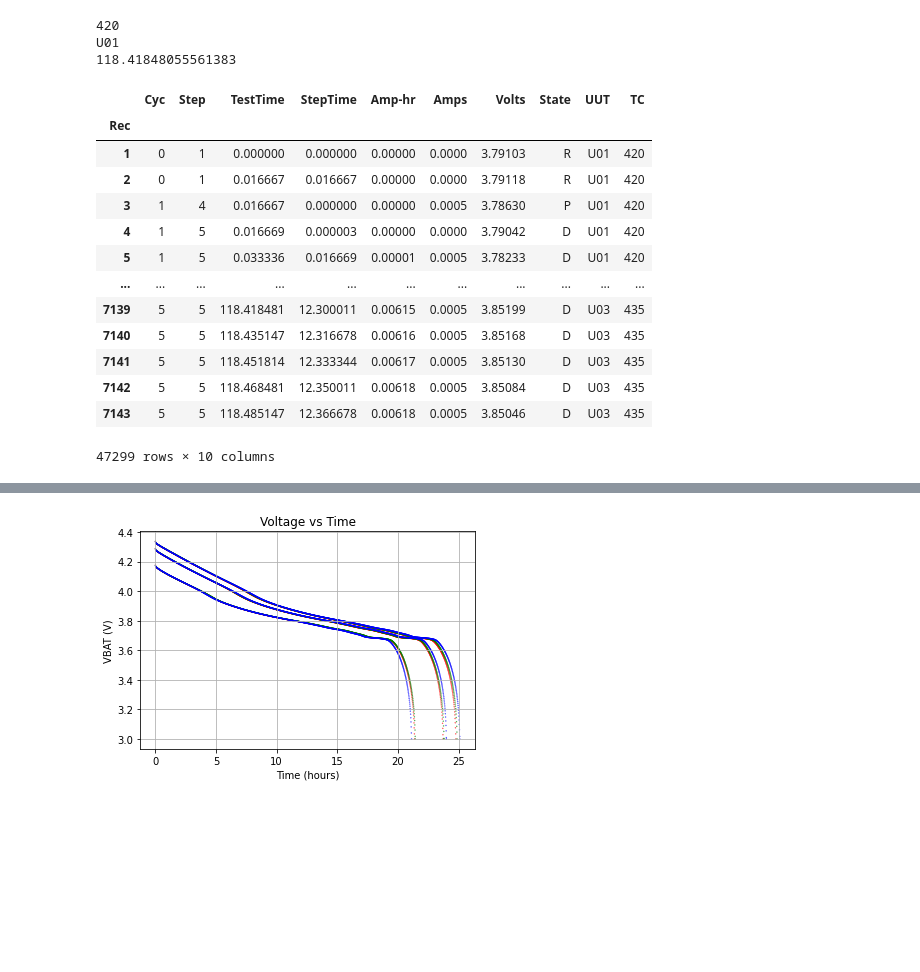
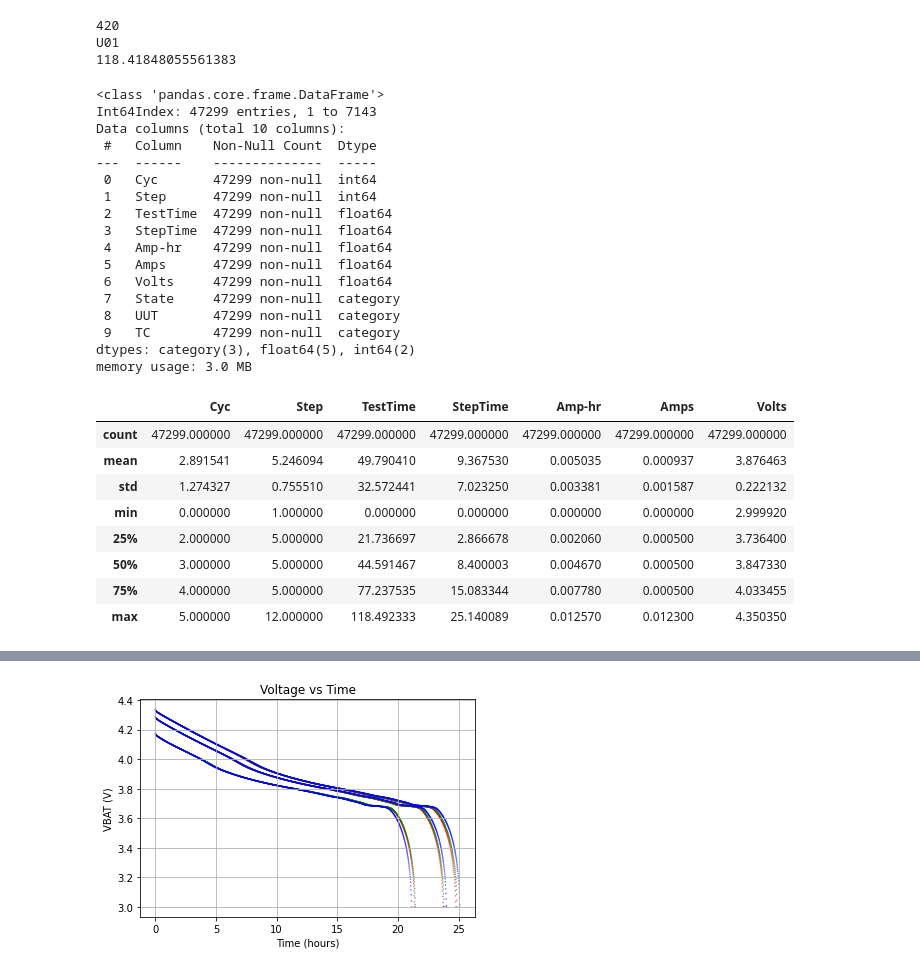
Before and after one commit to ziggle/BatteryDischargeQuickLookReport, a Jupyter notebook: Alternate-Analysis-Approach.ipynb, the cells around one changed output, grey strips where cells are left out. Cells and saved outputs as stored; diff of their text form; code cells hidden in the pictures; blank space fills up the shorter version.

```diff
--- a/Alternate-Analysis-Approach.ipynb
+++ b/Alternate-Analysis-Approach.ipynb
@@ -57,19 +60,32 @@ df= (df
-# %%
-df
-# %% [output]
-|  | Cyc | Step | TestTime | StepTime | Amp-hr | Amps | Volts | State | UUT | TC |
-| Rec |  |  |  |  |  |  |  |  |  |  |
-| 1 | 0 | 1 | 0.000000 | 0.000000 | 0.00000 | 0.0000 | 3.79103 | R | U01 | 420 |
-| 2 | 0 | 1 | 0.016667 | 0.016667 | 0.00000 | 0.0000 | 3.79118 | R | U01 | 420 |
-| 3 | 1 | 4 | 0.016667 | 0.000000 | 0.00000 | 0.0005 | 3.78630 | P | U01 | 420 |
-| 4 | 1 | 5 | 0.016669 | 0.000003 | 0.00000 | 0.0000 | 3.79042 | D | U01 | 420 |
-| 5 | 1 | 5 | 0.033336 | 0.016669 | 0.00001 | 0.0005 | 3.78233 | D | U01 | 420 |
-| ... | ... | ... | ... | ... | ... | ... | ... | ... | ... | ... |
-| 7139 | 5 | 5 | 118.418481 | 12.300011 | 0.00615 | 0.0005 | 3.85199 | D | U03 | 435 |
-| 7140 | 5 | 5 | 118.435147 | 12.316678 | 0.00616 | 0.0005 | 3.85168 | D | U03 | 435 |
-| 7141 | 5 | 5 | 118.451814 | 12.333344 | 0.00617 | 0.0005 | 3.85130 | D | U03 | 435 |
-| 7142 | 5 | 5 | 118.468481 | 12.350011 | 0.00618 | 0.0005 | 3.85084 | D | U03 | 435 |
-| 7143 | 5 | 5 | 118.485147 | 12.366678 | 0.00618 | 0.0005 | 3.85046 | D | U03 | 435 |
-47299 rows × 10 columns
+# %%
+df.info()
+df.describe()
+# %% [output]
+<class 'pandas.core.frame.DataFrame'>
+Int64Index: 47299 entries, 1 to 7143
+Data columns (total 10 columns):
+ #   Column    Non-Null Count  Dtype
+---  ------    --------------  -----
+ 0   Cyc       47299 non-null  int64
+ 1   Step      47299 non-null  int64
+ 2   TestTime  47299 non-null  float64
+ 3   StepTime  47299 non-null  float64
+ 4   Amp-hr    47299 non-null  float64
+ 5   Amps      47299 non-null  float64
+ 6   Volts     47299 non-null  float64
+ 7   State     47299 non-null  category
+ 8   UUT       47299 non-null  category
+ 9   TC        47299 non-null  category
+dtypes: category(3), float64(5), int64(2)
+memory usage: 3.0 MB
+|  | Cyc | Step | TestTime | StepTime | Amp-hr | Amps | Volts |
+| count | 47299.000000 | 47299.000000 | 47299.000000 | 47299.000000 | 47299.000000 | 47299.000000 | 47299.000000 |
+| mean | 2.891541 | 5.246094 | 49.790410 | 9.367530 | 0.005035 | 0.000937 | 3.876463 |
+| std | 1.274327 | 0.755510 | 32.572441 | 7.023250 | 0.003381 | 0.001587 | 0.222132 |
+| min | 0.000000 | 1.000000 | 0.000000 | 0.000000 | 0.000000 | 0.000000 | 2.999920 |
+| 25% | 2.000000 | 5.000000 | 21.736697 | 2.866678 | 0.002060 | 0.000500 | 3.736400 |
+| 50% | 3.000000 | 5.000000 | 44.591467 | 8.400003 | 0.004670 | 0.000500 | 3.847330 |
+| 75% | 4.000000 | 5.000000 | 77.237535 | 15.083344 | 0.007780 | 0.000500 | 4.033455 |
+| max | 5.000000 | 12.000000 | 118.492333 | 25.140089 | 0.012570 | 0.012300 | 4.350350 |
 # %%
 df = df.query("Cyc==2 and State=='D' and Step==5")
```
Also changed, not shown: parts of 4 cells of this notebook.
